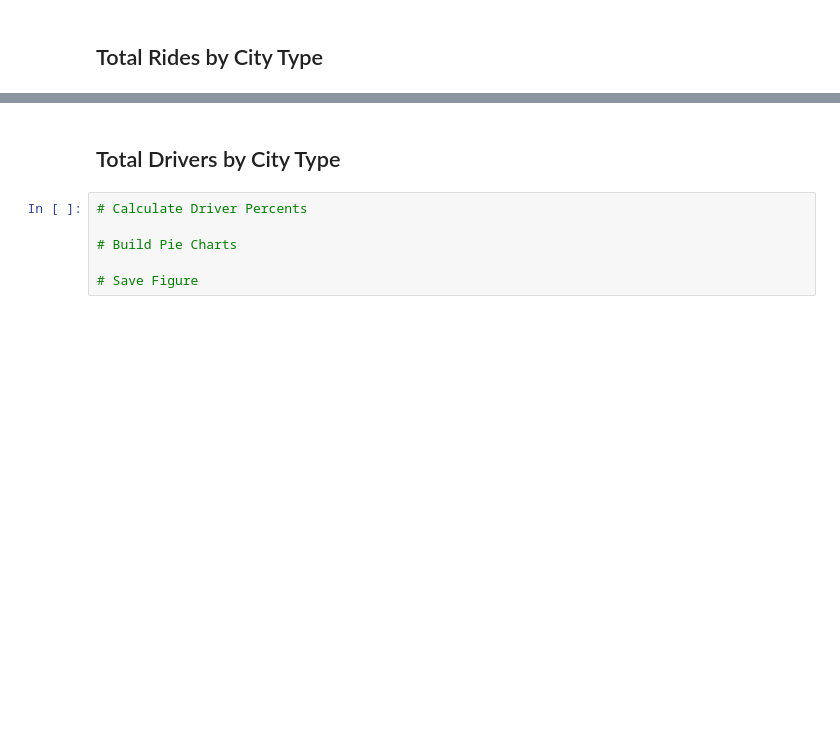
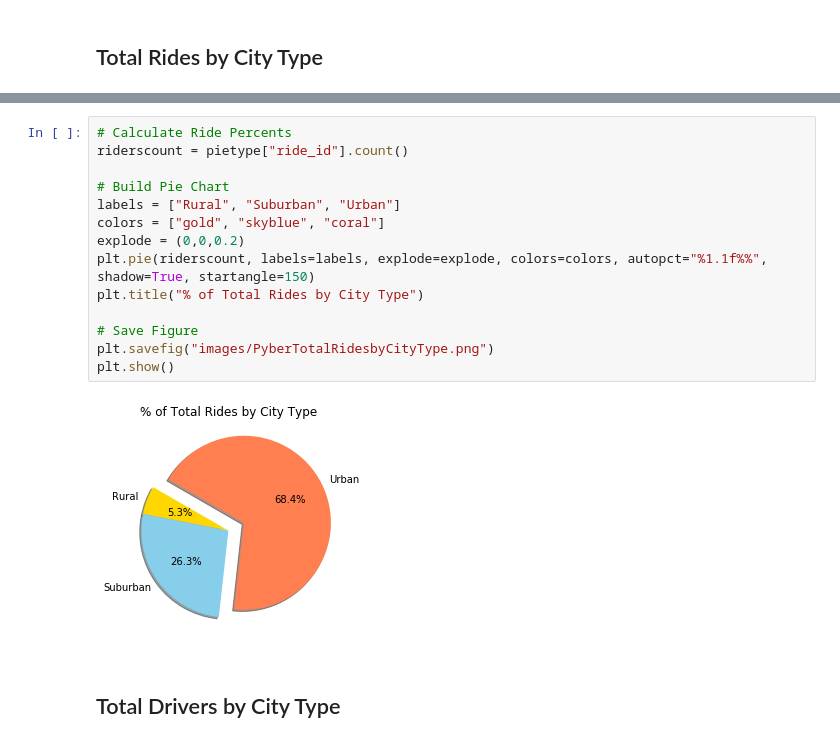
Before and after one commit to auschein/Matplotlib-Homework, a Jupyter notebook: main.ipynb, the cells around one changed output, grey strips where cells are left out. Saved outputs shown, nothing was run; the diff lists cells and outputs as text; blank space fills up the shorter version.

```diff
--- a/main.ipynb
+++ b/main.ipynb
@@ -116,8 +100,18 @@ plt.show()
+# %%
+# Calculate Ride Percents
+riderscount = pietype["ride_id"].count()
+
+# Build Pie Chart
+labels = ["Rural", "Suburban", "Urban"]
+colors = ["gold", "skyblue", "coral"]
+explode = (0,0,0.2)
+plt.pie(riderscount, labels=labels, explode=explode, colors=colors, autopct="%1.1f%%", shadow=True, startangle=150)
+plt.title("% of Total Rides by City Type")
+
+# Save Figure
+plt.savefig("images/PyberTotalRidesbyCityType.png")
+plt.show()
+# %% [output]
+[figure, added]
 # %% [markdown]
 ## Total Drivers by City Type
-# %%
-# Calculate Driver Percents
-
-# Build Pie Charts
-
-# Save Figure
```
Also changed, not shown: parts of 9 cells of this notebook, 4 other files.
